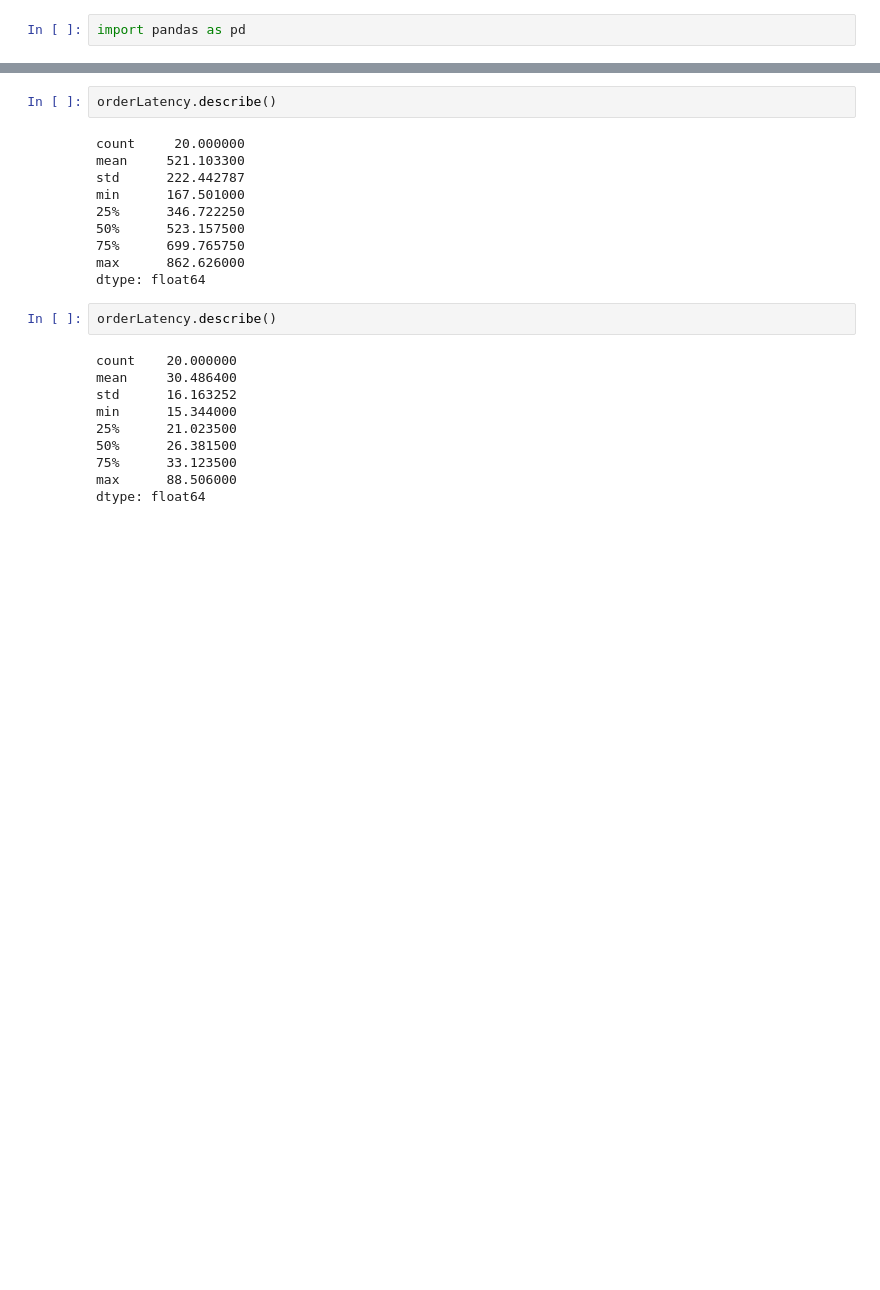
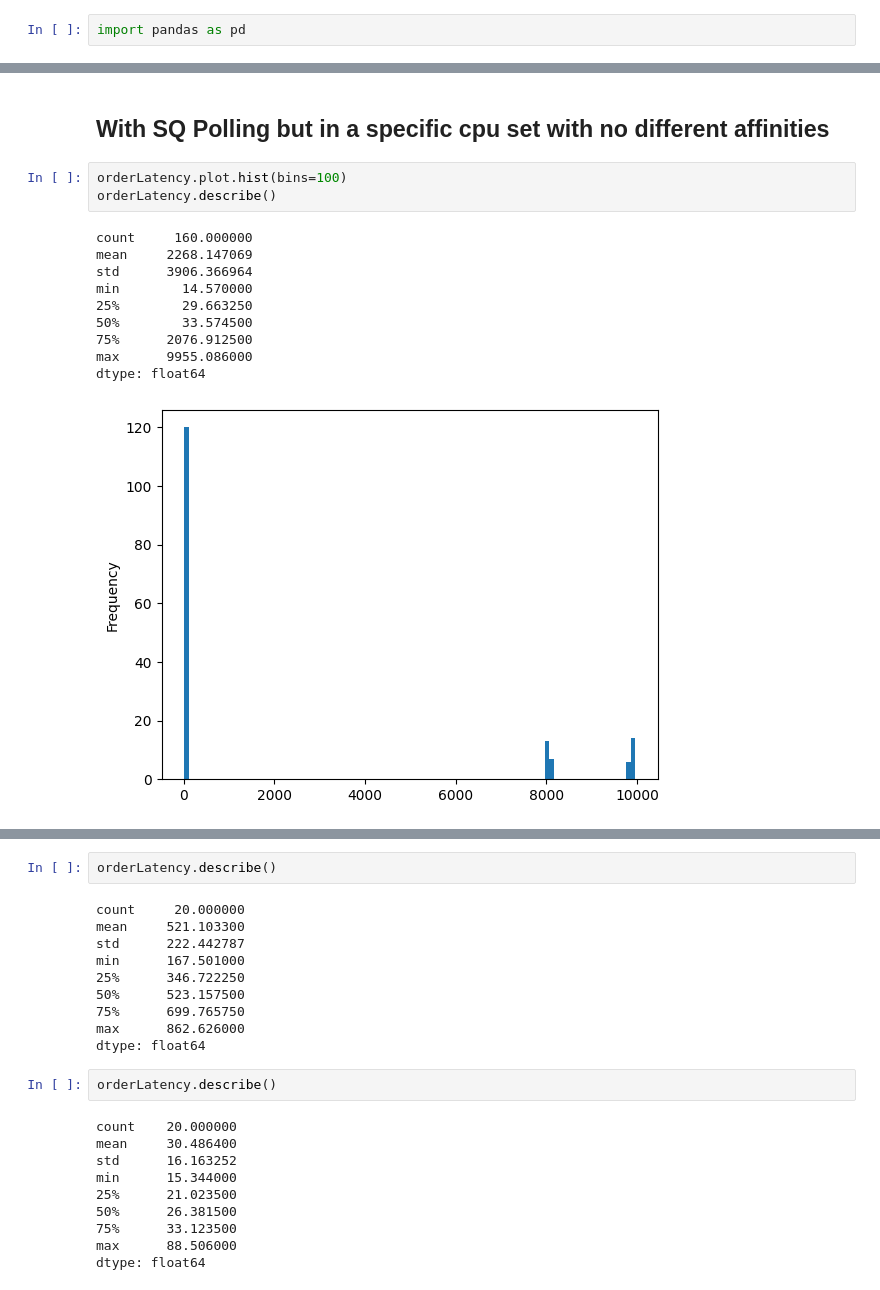
Before and after one commit to joshcc3/hft, a Jupyter notebook: notebooks/Untitled1.ipynb, the cells around one changed output, grey strips where cells are left out. Saved outputs shown, nothing was run; the diff lists cells and outputs as text; blank space fills up the shorter version.

```diff
--- a/notebooks/Untitled1.ipynb
+++ b/notebooks/Untitled1.ipynb
@@ -18,0 +33,16 @@ dtype: float64
+# %% [markdown]
+## With SQ Polling but in a specific cpu set with no different affinities
+# %%
+orderLatency.plot.hist(bins=100)
+orderLatency.describe()
+# %% [output]
+count     160.000000
+mean     2268.147069
+std      3906.366964
+min        14.570000
+25%        29.663250
+50%        33.574500
+75%      2076.912500
+max      9955.086000
+dtype: float64
+[figure, added]
```
Also changed, not shown: parts of 5 cells of this notebook, 4 other files.
